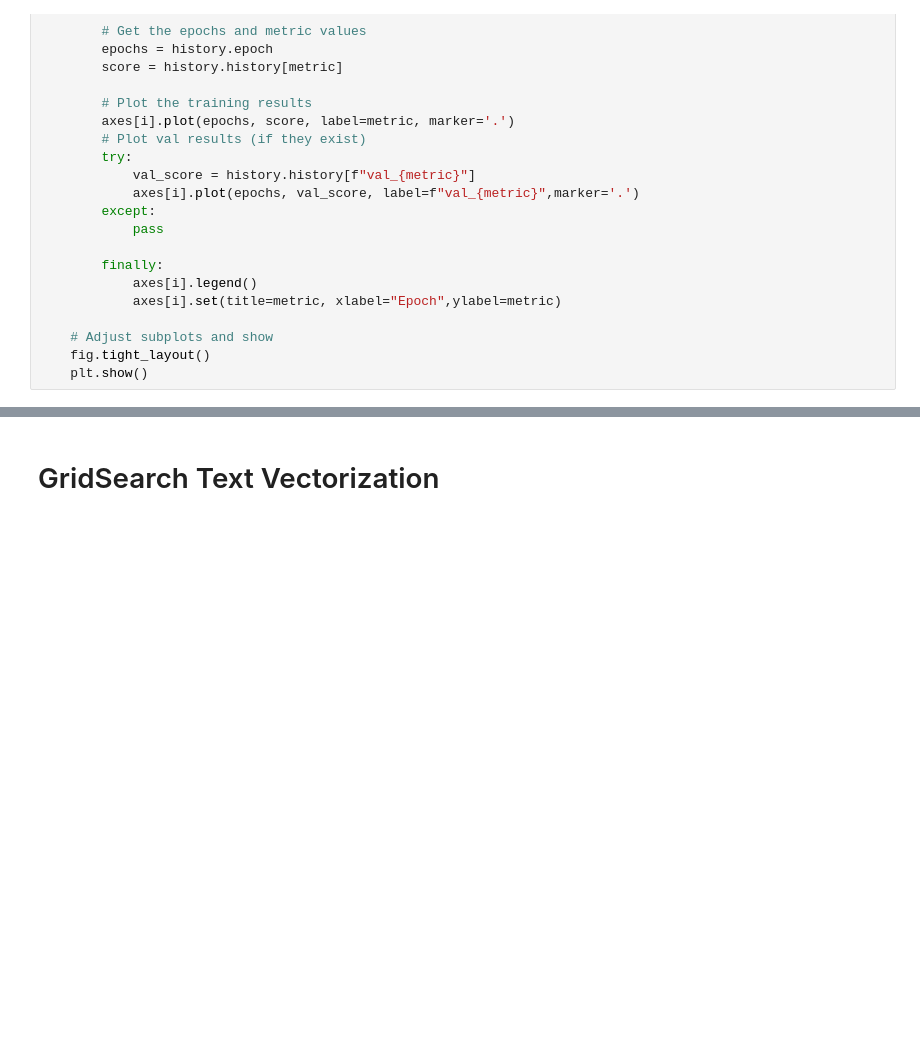
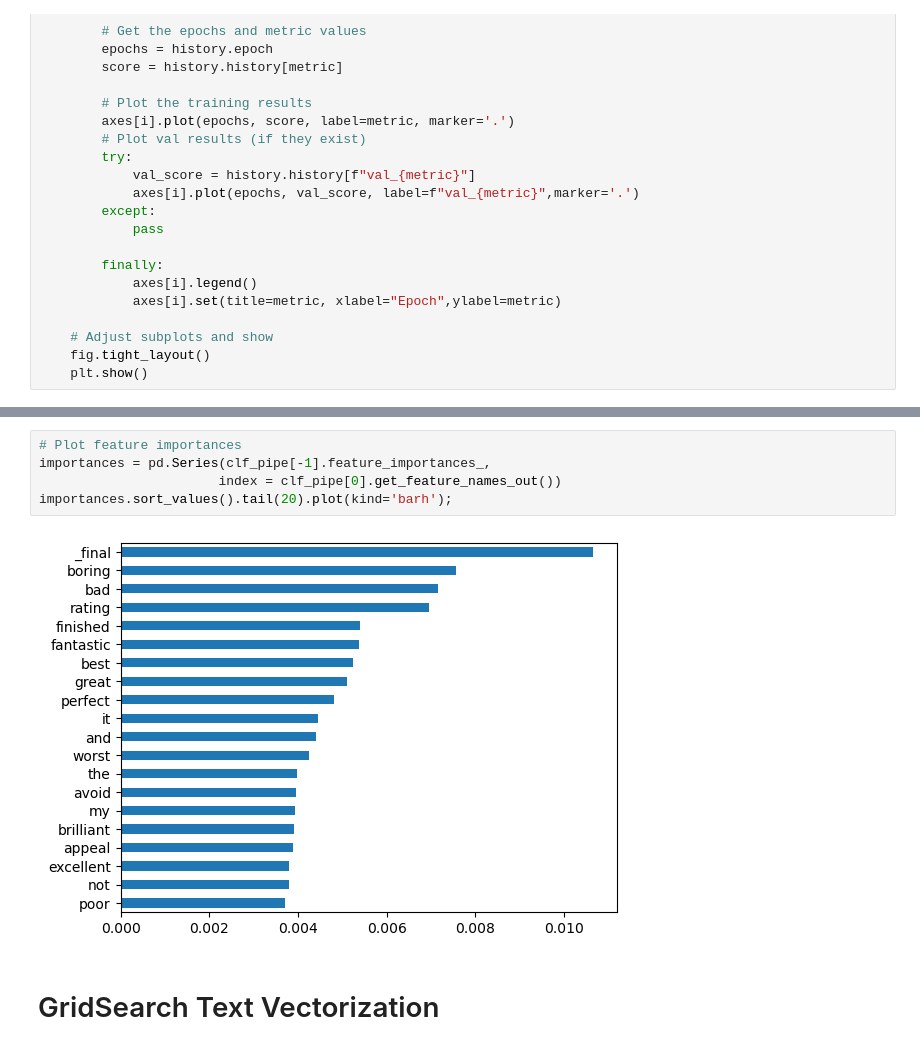
Before and after one commit to dimLMT/Movie-Business-Prediction, a Jupyter notebook: part6.ipynb, the cells around one changed output, grey strips where cells are left out. Drawn from its saved outputs; the diff is of its cells as text; blank space fills up the shorter version.

```diff
--- a/part6.ipynb
+++ b/part6.ipynb
@@ -281,2 +328,9 @@ def evaluate_classification_network(model,
+# %%
+# Plot feature importances
+importances = pd.Series(clf_pipe[-1].feature_importances_,
+                       index = clf_pipe[0].get_feature_names_out())
+importances.sort_values().tail(20).plot(kind='barh');
+# %% [output]
+[figure, added]
 # %% [markdown]
 # GridSearch Text Vectorization
```
Also changed, not shown: parts of 24 cells of this notebook.
